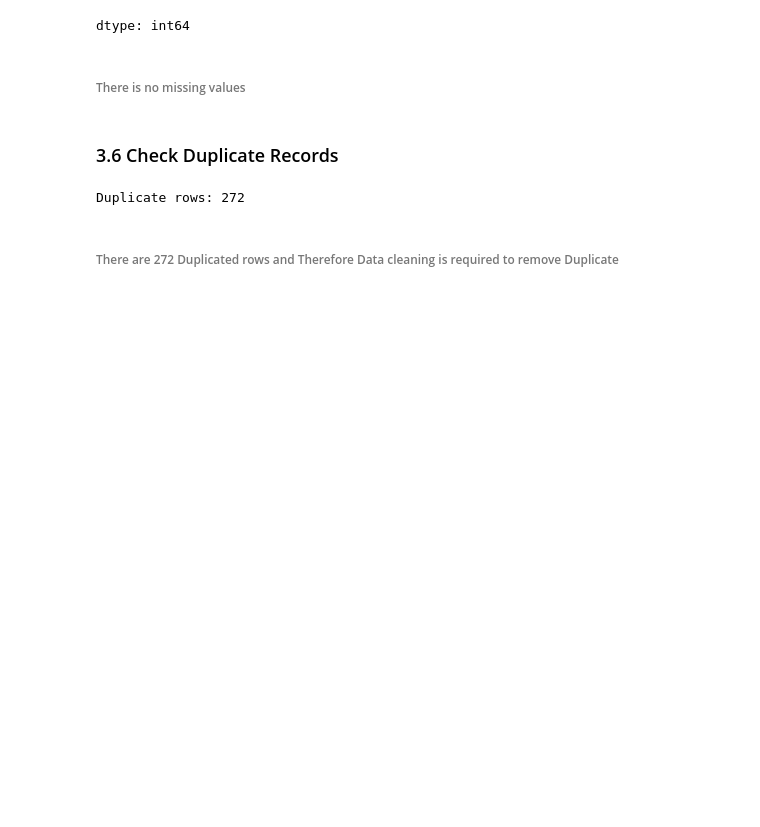
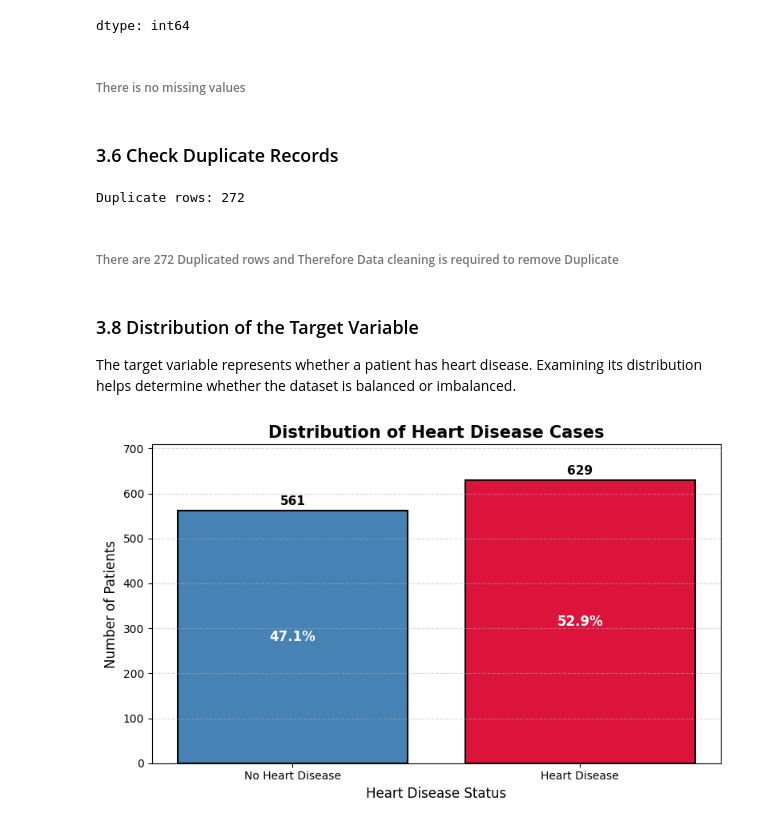
Before and after one commit to Clinton1029/Heart_Failure, a Jupyter notebook: Heart_Failure.ipynb, the cells around one changed output. Cells and saved outputs as stored; diff of their text form; code cells hidden in the pictures; blank space fills up the shorter version.

```diff
--- a/Heart_Failure.ipynb
+++ b/Heart_Failure.ipynb
@@ -157,3 +159,70 @@ print("Duplicate rows:", df.duplicated().sum())
 Duplicate rows: 272
 # %% [markdown]
 ###### There are 272 Duplicated rows and Therefore Data cleaning is required to remove Duplicate
+# %% [markdown]
+### 3.8 Distribution of the Target Variable
+
+The target variable represents whether a patient has heart disease. Examining its distribution helps determine whether the dataset is balanced or imbalanced.
+# %%
+
+
+# Count target classes
+target_counts = df["target"].value_counts().sort_index()
+total = len(df)
+
+# Create figure
+plt.figure(figsize=(8, 5))
+
+# Create bars
+bars = plt.bar(
+    ["No Heart Disease", "Heart Disease"],
+    target_counts,
+    color=["steelblue", "crimson"],
+    edgecolor="black",
+    linewidth=1.5
+)
+
+# Add labels
+for bar in bars:
+    height = bar.get_height()
+    percentage = (height / total) * 100
+
+    # Percentage inside the bar
+    plt.text(
+        bar.get_x() + bar.get_width()/2,
+        height / 2,
+        f"{percentage:.1f}%",
+        ha='center',
+        va='center',
+        color='white',
+        fontsize=12,
+        fontweight='bold'
+    )
+
+    # Count above the bar
+    plt.text(
+        bar.get_x() + bar.get_width()/2,
+        height + 8,
+        f"{height}",
+        ha='center',
+        va='bottom',
+        fontsize=11,
+        fontweight='bold',
+        color='black'
+    )
+
+# Customize the plot
+plt.title("Distribution of Heart Disease Cases", fontsize=15, fontweight='bold')
+plt.xlabel("Heart Disease Status", fontsize=12)
+plt.ylabel("Number of Patients", fontsize=12)
+
+# Add some space above the bars
+plt.ylim(0, max(target_counts) + 80)
+
+# Add horizontal grid lines
+plt.grid(axis='y', linestyle='--', alpha=0.5)
+
+plt.tight_layout()
+plt.show()
+# %% [output]
+[figure, added]
```
Also changed, not shown: parts of 2 cells of this notebook.
